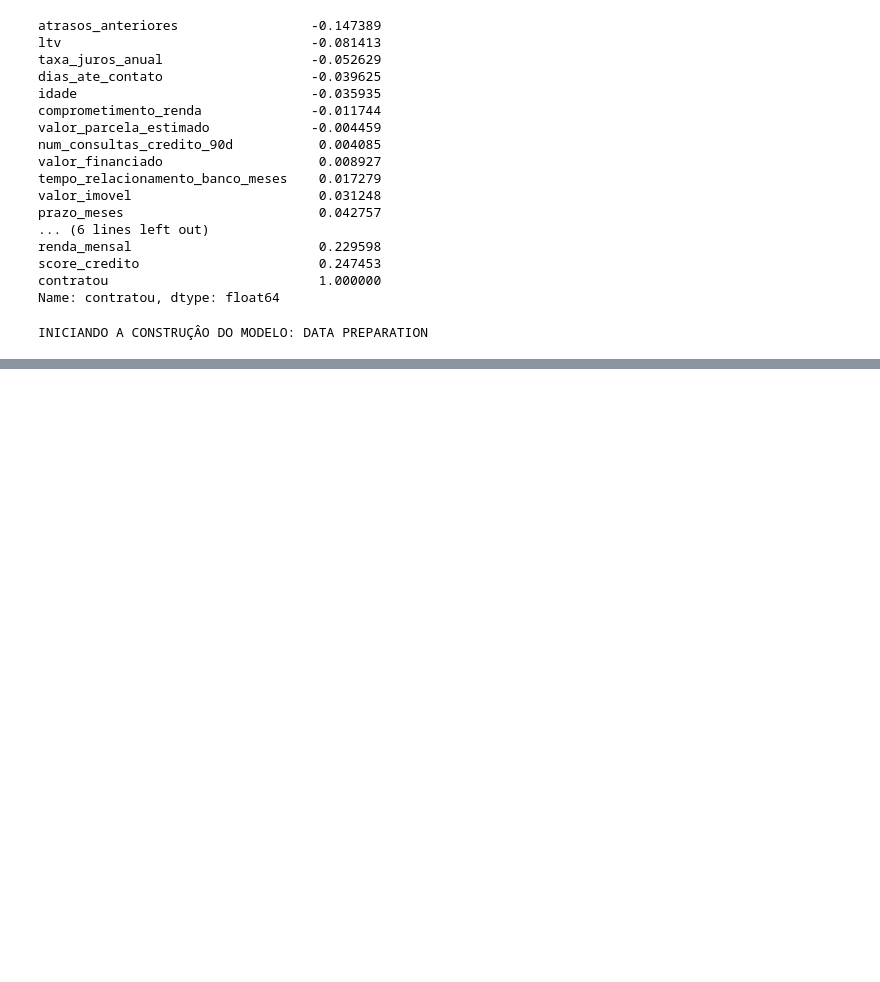
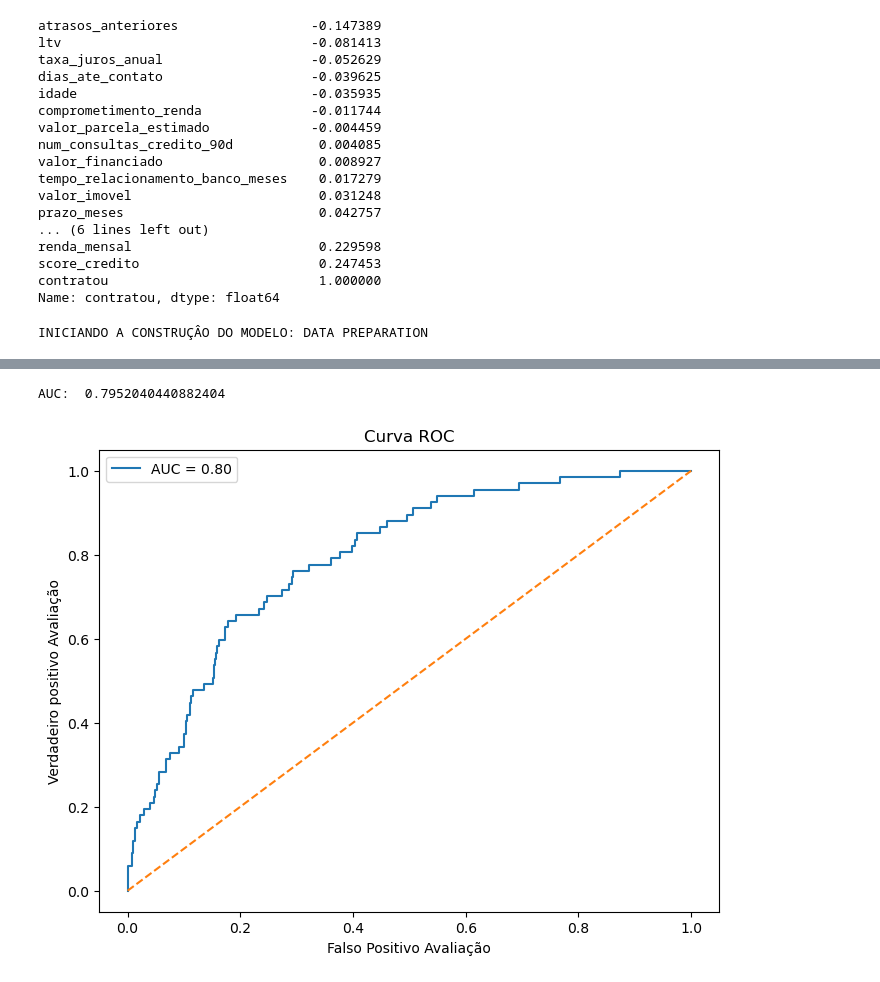
Before and after one commit to limajoao2014/modelo-score-propostas, a Jupyter notebook: notebooks/01_analise_exploratoria.ipynb, the cells around one changed output, grey strips where cells are left out. Saved outputs shown, nothing was run; the diff lists cells and outputs as text; code cells hidden in the pictures; blank space fills up the shorter version.

```diff
--- a/notebooks/01_analise_exploratoria.ipynb
+++ b/notebooks/01_analise_exploratoria.ipynb
@@ -215,6 +214,9 @@ import pandas as pd
 from sklearn.linear_model import LogisticRegression
 from sklearn.metrics import classification_report, confusion_matrix
 from sklearn.model_selection import train_test_split
+from sklearn.preprocessing import StandardScaler
+
+scaler = StandardScaler()
 # %%
 ids = df['id_proposta']
 
@@ -284,0 +367,30 @@ Please also refer to the documentation for alternative solver options:
+# %%
+#gerando Curva RoC e AUC do meldo:
+from sklearn.metrics import roc_curve, roc_auc_score
+import matplotlib.pyplot as plt
+
+auc = roc_auc_score(Y_teste,previsoes_m2)
+
+print("AUC: ", auc)
+# %% [output]
+AUC:  0.7952040440882404
+# %%
+#curva roc
+# thresholds = [0.50, 0.40, 0.30, 0.20, 0.10]
+
+fpr, tpr, thresholds = roc_curve(Y_teste,previsoes_m2)
+
+plt.figure(figsize=(8,6))
+plt.plot(fpr, tpr,label=f'AUC = {auc:.2f}')
+plt.plot([0,1], [0,1], linestyle='--')
+
+plt.xlabel('Falso Positivo Avaliação')
+plt.ylabel('Verdadeiro positivo Avaliação')
+
+plt.title('Curva ROC')
+
+plt.legend()
+
+plt.show()
+# %% [output]
+[figure, added]
```
Also changed, not shown: parts of 7 cells of this notebook, 3 other files.
